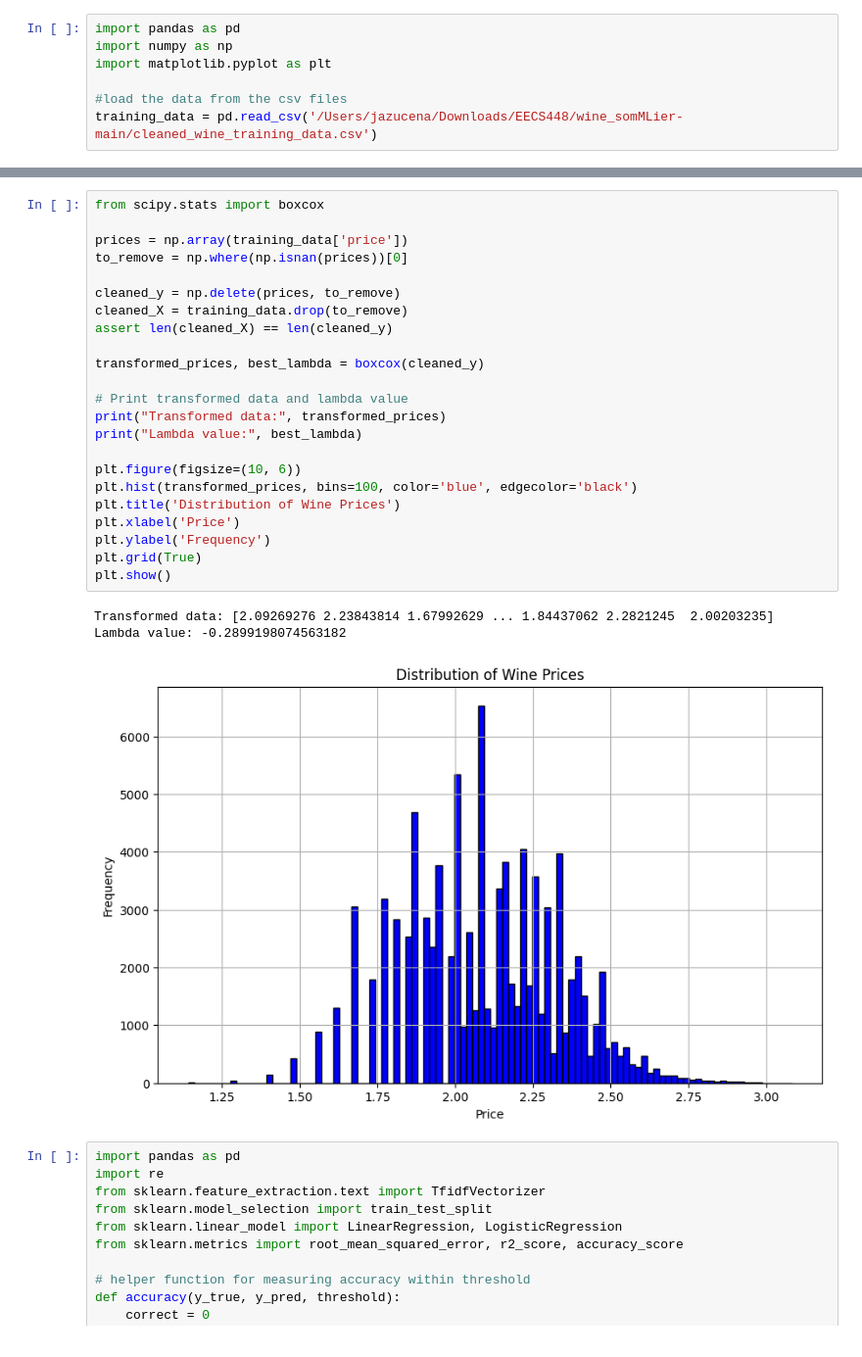
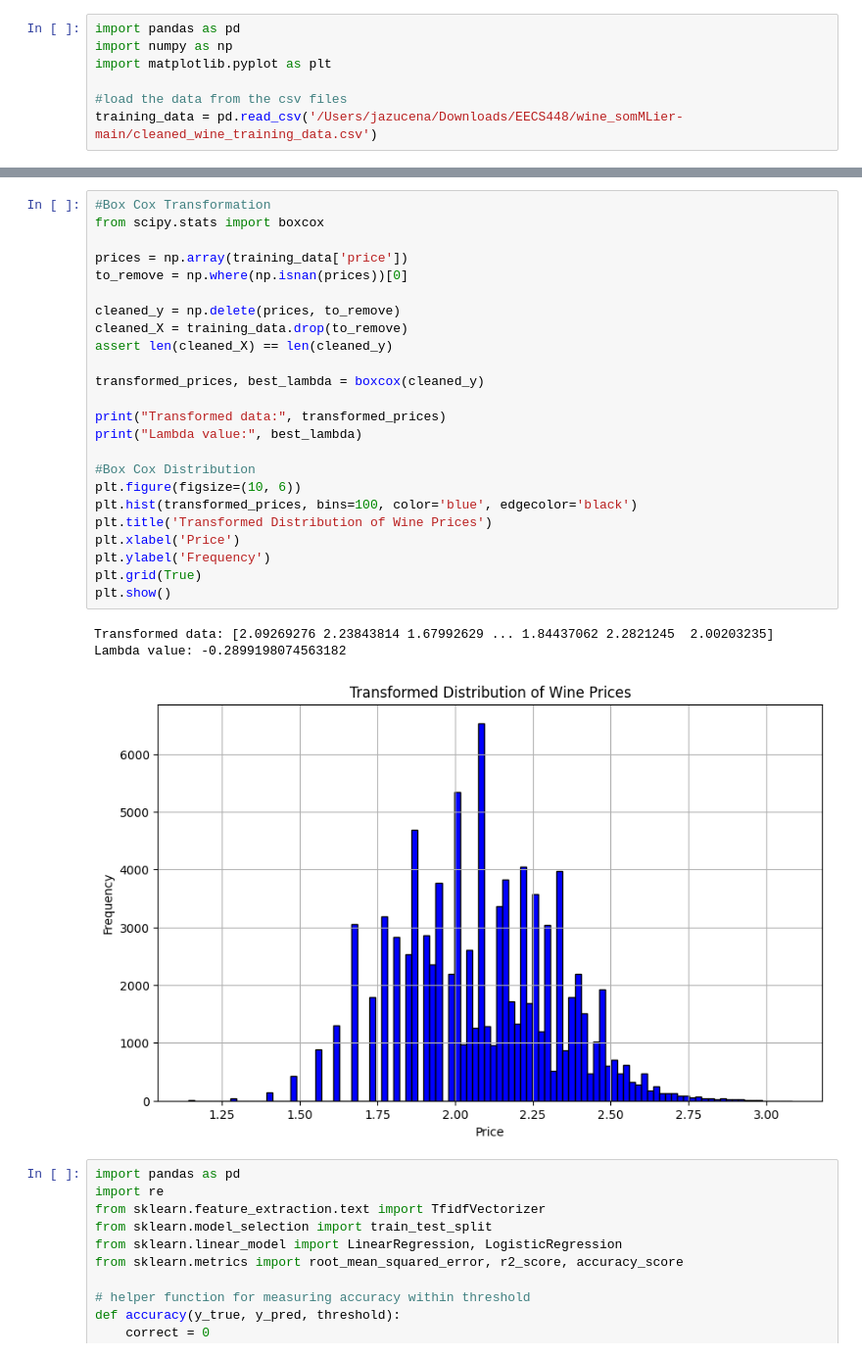
Before and after one commit to sdisorbo/wine_somMLier, a Jupyter notebook: anomaly_detection.ipynb, the cells around one changed output, grey strips where cells are left out. Shown at 98% size. Saved outputs shown, nothing was run; the diff lists cells and outputs as text.

```diff
--- a/anomaly_detection.ipynb
+++ b/anomaly_detection.ipynb
@@ -48,32 +51,33 @@ plt.show()
 # %% [output]
 [figure]
 # %%
+#Box Cox Transformation
 from scipy.stats import boxcox
 
 prices = np.array(training_data['price'])
 to_remove = np.where(np.isnan(prices))[0]
 
 cleaned_y = np.delete(prices, to_remove)
 cleaned_X = training_data.drop(to_remove)
 assert len(cleaned_X) == len(cleaned_y)
 
 transformed_prices, best_lambda = boxcox(cleaned_y)
 
-# Print transformed data and lambda value
 print("Transformed data:", transformed_prices)
 print("Lambda value:", best_lambda)
 
+#Box Cox Distribution
 plt.figure(figsize=(10, 6))
 plt.hist(transformed_prices, bins=100, color='blue', edgecolor='black')
-plt.title('Distribution of Wine Prices')
+plt.title('Transformed Distribution of Wine Prices')
 plt.xlabel('Price')
 plt.ylabel('Frequency')
 plt.grid(True)
 plt.show()
 # %% [output]
 Transformed data: [2.09269276 2.23843814 1.67992629 ... 1.84437062 2.2821245  2.00203235]
 Lambda value: -0.2899198074563182
-[figure, old version]
+[figure, new version]
 # %%
 import pandas as pd
 import re
```
Also changed, not shown: parts of 10 cells of this notebook.
